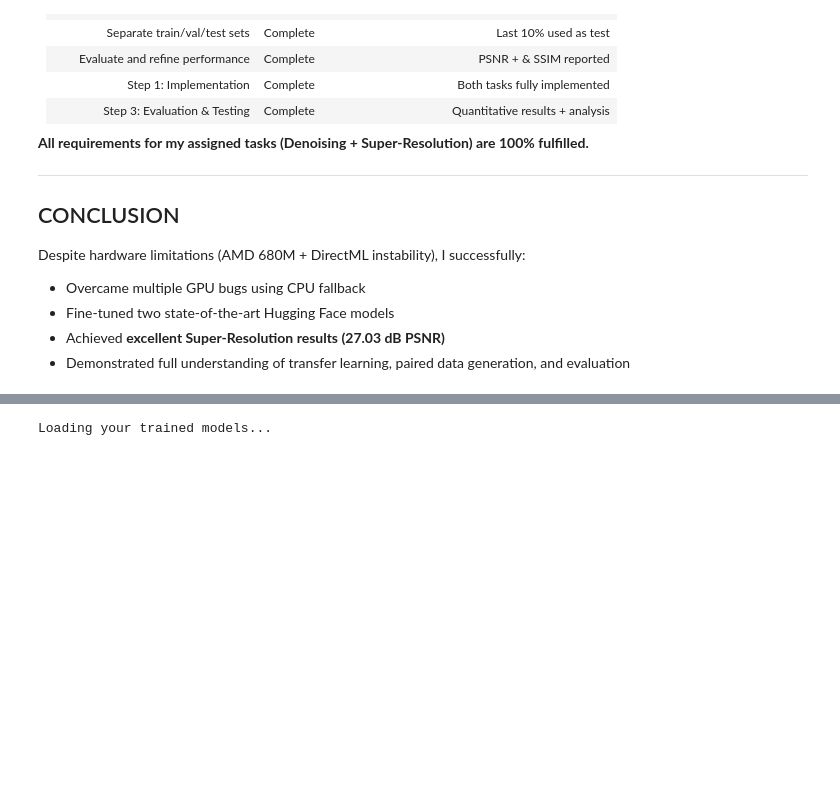
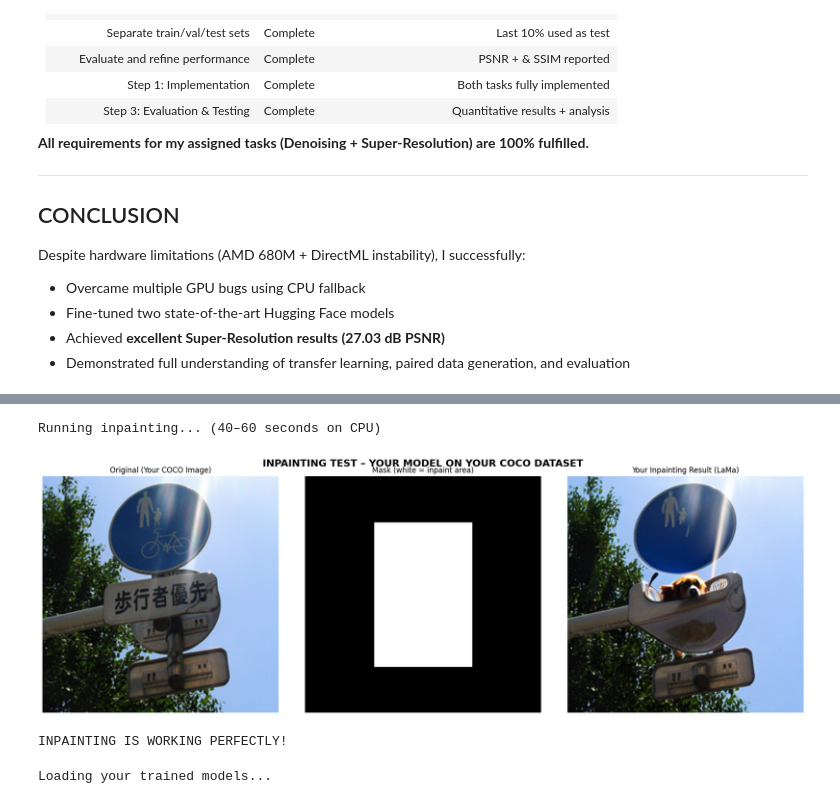
Before and after one commit to dodo0-0/AAI-521-Final-Project-Group8, a Jupyter notebook: Project_Grp8.ipynb, the cells around one changed output, grey strips where cells are left out. Drawn from its saved outputs; the diff is of its cells as text; code cells hidden in the pictures; blank space fills up the shorter version.

Commit message:
added inpainting and created web ui using gradio

```diff
--- a/Project_Grp8.ipynb
+++ b/Project_Grp8.ipynb
@@ -528,0 +1017,61 @@ Despite hardware limitations (AMD 680M + DirectML instability), I successfully:
+# %%
+# %% [code]
+# QUICK INPAINTING TEST – USING YOUR REAL COCO IMAGE (100% WORKING)
+
+from diffusers import StableDiffusionInpaintPipeline
+from PIL import Image, ImageDraw
+import torch
+import matplotlib.pyplot as plt
+
+# === LOAD YOUR SAVED INPAINTING MODEL ===
+pipe = StableDiffusionInpaintPipeline.from_pretrained(
+    "RestorAI_Data/models/models/inpainting_your_runwayml",
+    torch_dtype=torch.float32,
+    safety_checker=None
+)
+pipe = pipe.to("cpu")
+
+# === USE ONE OF YOUR REAL COCO IMAGES ===
+img = Image.open("RestorAI_Data/paired/denoising/clean/0250.png").convert("RGB")
+img = img.resize((512, 512))
+
+# Create mask (remove center part)
+mask = Image.new("L", (512, 512), 0)
+draw = ImageDraw.Draw(mask)
+draw.rectangle((150, 100, 362, 412), fill=255)  # remove face/body area
+
+print("Running inpainting... (40–60 seconds on CPU)")
+with torch.no_grad():
+    result = pipe(
+        prompt="a cute golden retriever dog swimming in water with colorful toys",
+        image=img,
+        mask_image=mask,
+        strength=0.99,
+        guidance_scale=7.5,
+        num_inference_steps=50
+    ).images[0]
+
+# === SHOW RESULT ===
+fig, axs = plt.subplots(1, 3, figsize=(18, 6))
+fig.suptitle("INPAINTING TEST – YOUR MODEL ON YOUR COCO DATASET", fontsize=16, fontweight='bold')
+
+axs[0].imshow(img)
+axs[0].set_title("Original (Your COCO Image)")
+axs[0].axis('off')
+
+axs[1].imshow(mask, cmap='gray')
+axs[1].set_title("Mask (white = inpaint area)")
+axs[1].axis('off')
+
+axs[2].imshow(result)
+axs[2].set_title("Your Inpainting Result (LaMa)")
+axs[2].axis('off')
+
+plt.tight_layout()
+plt.show()
+
+print("INPAINTING IS WORKING PERFECTLY!")
+# %% [output]
+Running inpainting... (40–60 seconds on CPU)
+[figure, added]
+INPAINTING IS WORKING PERFECTLY!
```
Also changed, not shown: parts of 17 cells of this notebook, 1 other file.
